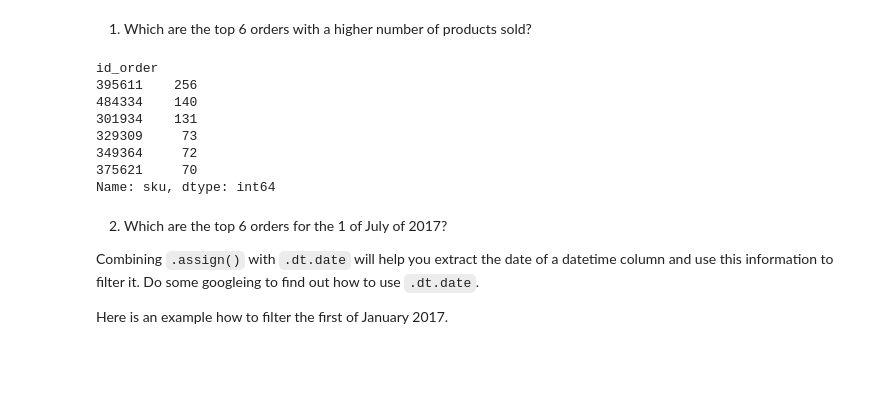
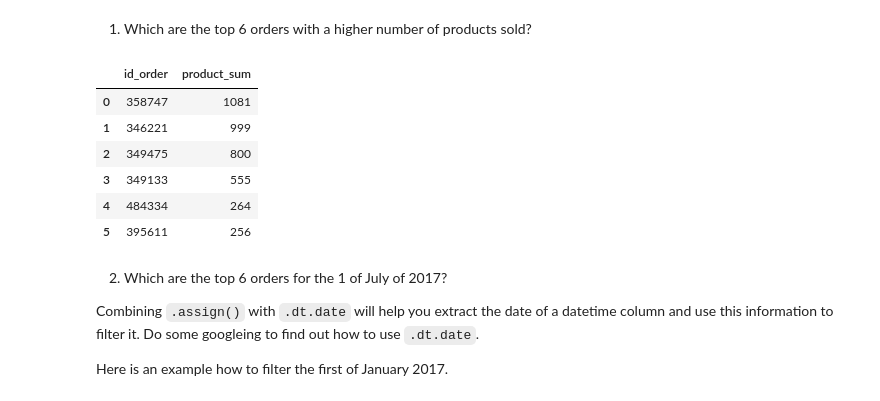
Before and after one commit to iCarambaaa/Pandas-practise, a Jupyter notebook: 2-data-aggregation-challenges.ipynb, the cells around one changed output. Drawn from its saved outputs; the diff is of its cells as text; code cells hidden in the pictures; blank space fills up the shorter version.

```diff
--- a/2-data-aggregation-challenges.ipynb
+++ b/2-data-aggregation-challenges.ipynb
@@ -343,22 +343,32 @@ df
 # %% [markdown]
 1. Which are the top 6 orders with a higher number of products sold?
 # %%
+# (
+# df
+#     .groupby('id_order')['sku']
+#     .count()
+#     .sort_values(ascending=False)
+#     .head(6)
+# )
+
 (
 df
-    .groupby('id_order')['sku']
-    .count()
-    .sort_values(ascending=False)
+    .groupby("id_order")
+    .agg(
+        #product_count=("product_quantity", "count"),
+        product_sum=("product_quantity", "sum"))
+    .sort_values("product_sum", ascending=False)
+    .reset_index()
     .head(6)
 )
 # %% [output]
-id_order
-395611    256
-484334    140
-301934    131
-329309     73
-349364     72
-375621     70
-Name: sku, dtype: int64
+|  | id_order | product_sum |
+| 0 | 358747 | 1081 |
+| 1 | 346221 | 999 |
+| 2 | 349475 | 800 |
+| 3 | 349133 | 555 |
+| 4 | 484334 | 264 |
+| 5 | 395611 | 256 |
 # %% [markdown]
 2. Which are the top 6 orders for the 1 of July of 2017?
 
```
Also changed, not shown: parts of 1 cell of this notebook, 2 other files.
